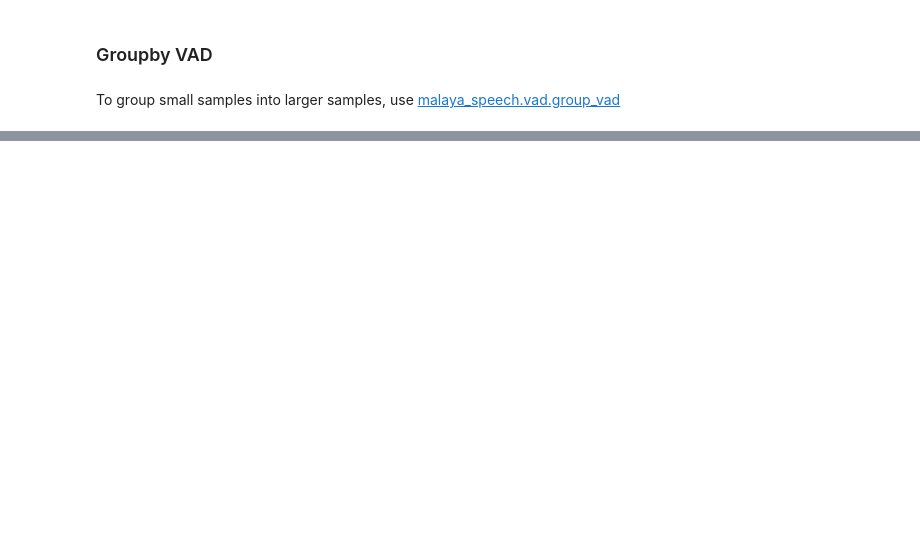
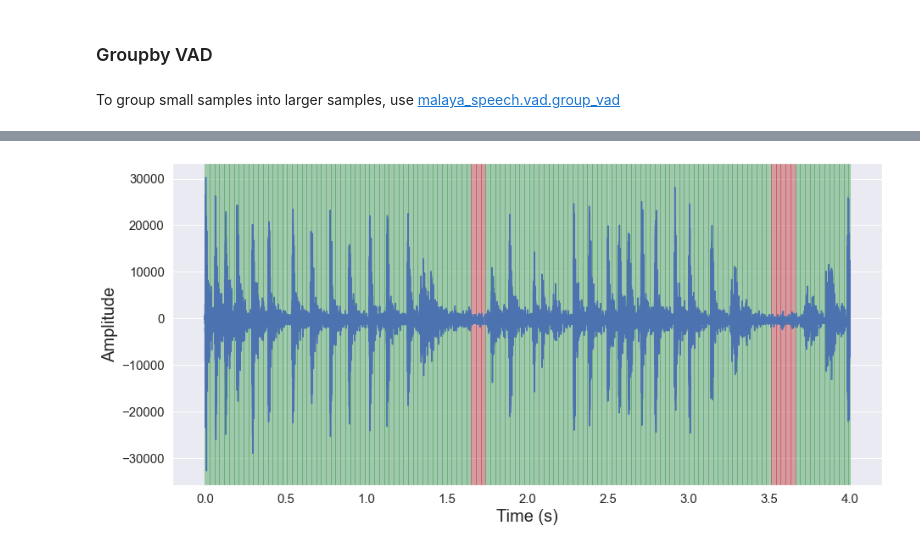
Before and after one commit to mesolitica/malaya-speech, a Jupyter notebook: example/vad/load-vad.ipynb, the cells around one changed output, grey strips where cells are left out. Saved outputs shown, nothing was run; the diff lists cells and outputs as text; code cells hidden in the pictures; blank space fills up the shorter version.

```diff
--- a/example/vad/load-vad.ipynb
+++ b/example/vad/load-vad.ipynb
@@ -107,0 +163,3 @@ len(frames), len(grouped_vad)
+# %%
+y, sr = malaya_speech.utils.read.wav('speech/noise/n98.wav')
+len(y), sr
@@ -107,0 +168,4 @@ len(frames), len(grouped_vad)
+# %%
+%%time
+
+frames = list(malaya_speech.utils.generator.frames(y, 30, sr))
@@ -107,0 +175,5 @@ len(frames), len(grouped_vad)
+# %%
+%%time
+
+vad = malaya_speech.vad.webrtc(minimum_amplitude = int(np.quantile(np.abs(y), 0.2)))
+frames_webrtc = [(frame, vad(frame)) for frame in frames]
@@ -107,0 +183,4 @@ len(frames), len(grouped_vad)
+# %%
+malaya_speech.extra.visualization.visualize_vad(y, frames_webrtc, sr)
+# %% [output]
+[figure, added]
```
Also changed, not shown: parts of 32 cells of this notebook, 11 other files.
